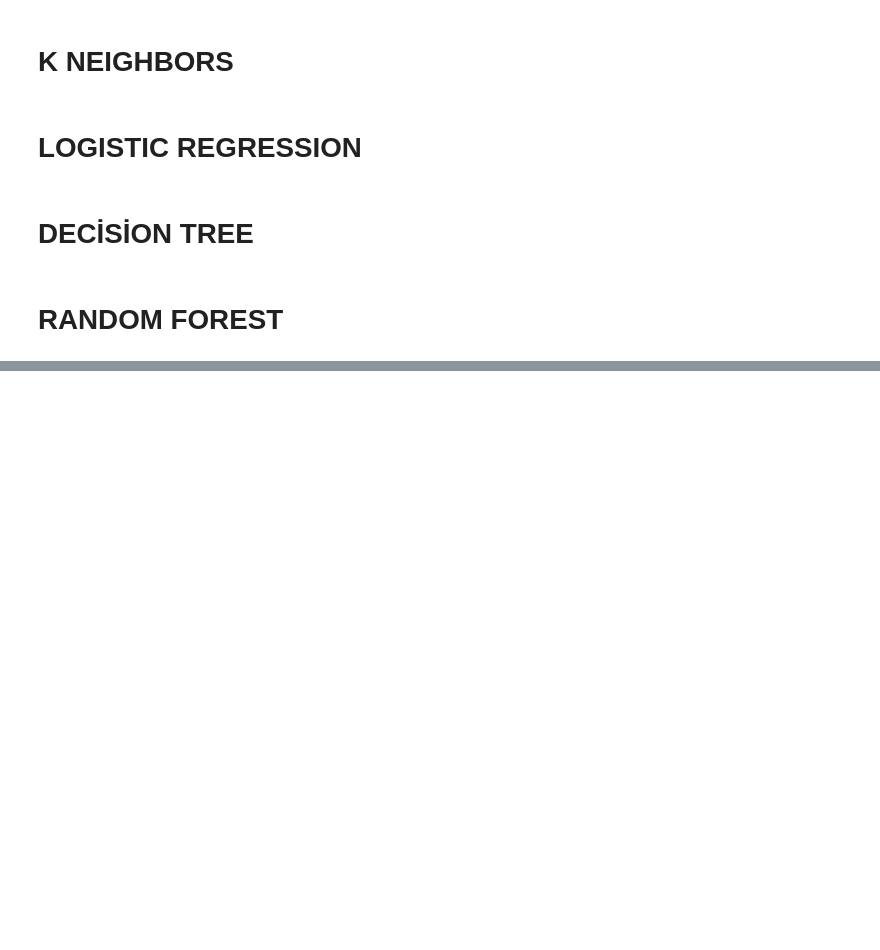
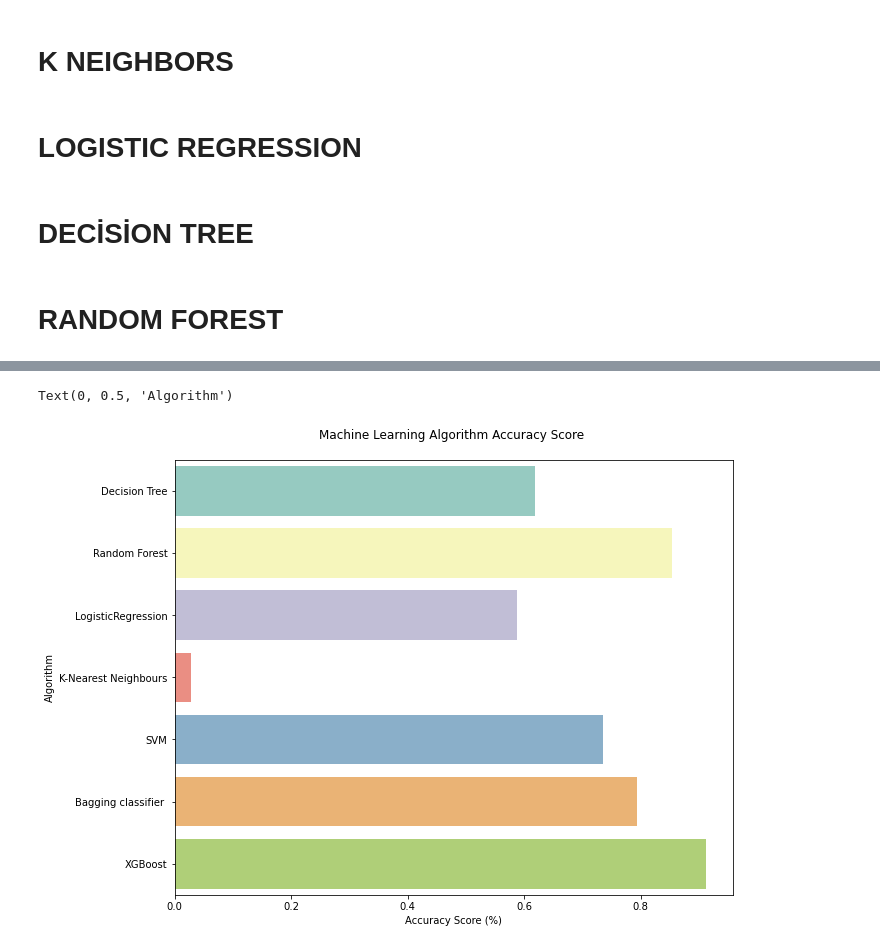
Before and after one commit to BilalAcikgoz/all-aml-classification, a Jupyter notebook: main.ipynb, the cells around one changed output, grey strips where cells are left out. Saved outputs shown, nothing was run; the diff lists cells and outputs as text; code cells hidden in the pictures; blank space fills up the shorter version.

```diff
--- a/main.ipynb
+++ b/main.ipynb
@@ -682,0 +693,8 @@ y_test[1]
+# %%
+import pandas as pd
+models = pd.DataFrame({
+    'Model': ['Decision Tree', 'Random Forest',
+              'LogisticRegression','K-Nearest Neighbours',
+              'SVM', "Bagging classifier ", 'XGBoost'],
+    'Score': [0.6176470588235294, 0.8529411764705882, 0.5882352941176471, 0.028571428571428692,0.7352941176470589, 0.7941176470588235, 0.9117647058823529]})
+models.sort_values(by='Score', ascending=False)
@@ -682,0 +710,13 @@ y_test[1]
+# %%
+import seaborn as sns
+plt.subplots(figsize =(10, 8))
+
+sns.barplot(x='Score', y = 'Model', data = models, palette="Set3")
+
+#prettify using pyplot: https://matplotlib.org/api/pyplot_api.html
+plt.title('Machine Learning Algorithm Accuracy Score \n')
+plt.xlabel('Accuracy Score (%)')
+plt.ylabel('Algorithm')
+# %% [output]
+Text(0, 0.5, 'Algorithm')
+[figure, added]
```
Also changed, not shown: parts of 26 cells of this notebook.
